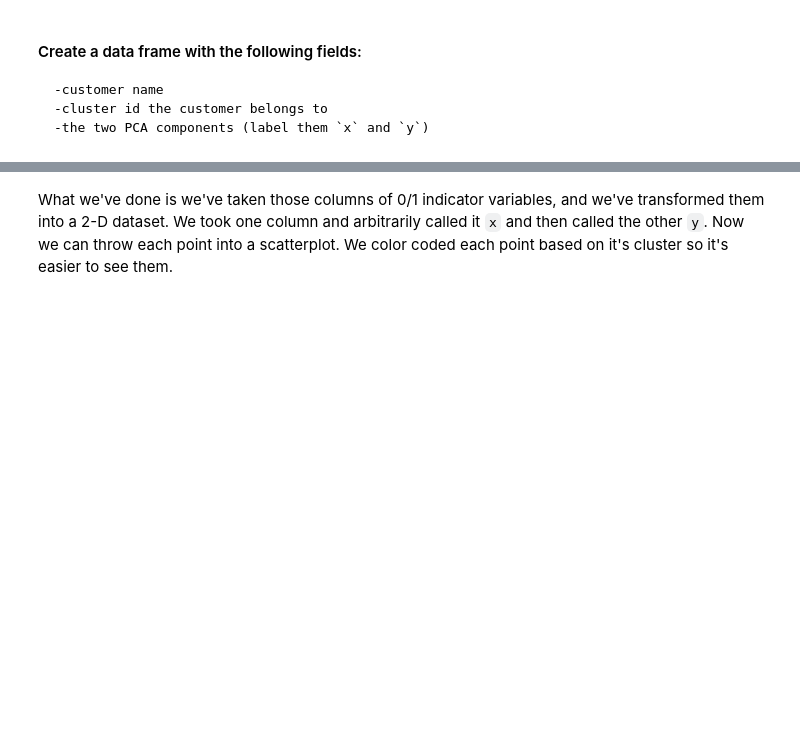
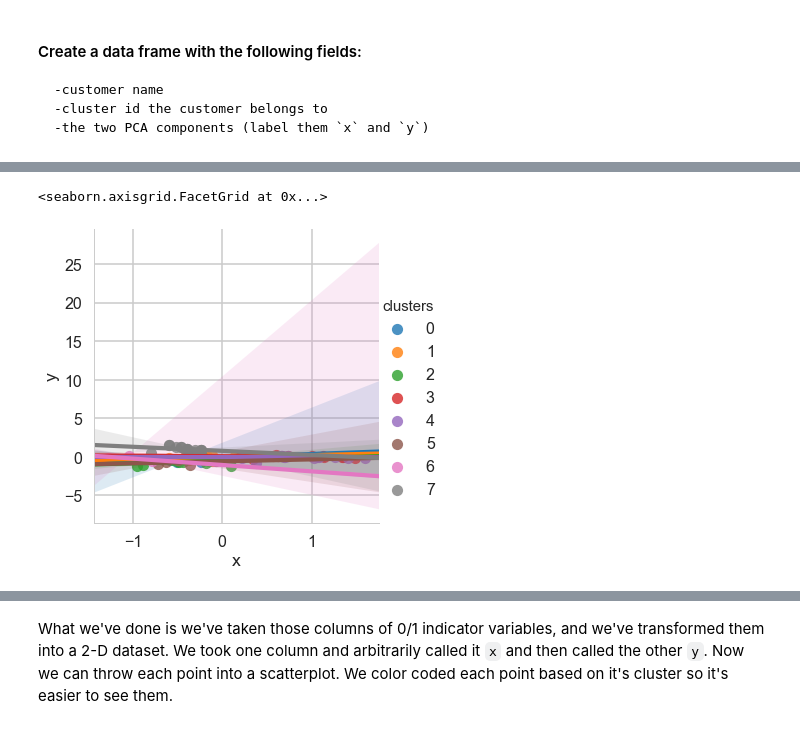
Before and after one commit to cisco3775/Customer-Segmentation-Using-Clustering, a Jupyter notebook: Mini_Project_Clustering.ipynb, the cells around one changed output, grey strips where cells are left out. Cells and saved outputs as stored; diff of their text form; code cells hidden in the pictures; blank space fills up the shorter version.

```diff
--- a/Mini_Project_Clustering.ipynb
+++ b/Mini_Project_Clustering.ipynb
@@ -436,0 +443,5 @@ array([3, 1, 7, 4, 2, 2, 7, 4, 1, 4, 0, 7, 4, 0, 1, 7, 1, 7, 4, 1, 4, 1,
+# %%
+sns.lmplot(x='x', y='y', data=pca_df, hue='clusters')
+# %% [output]
+<seaborn.axisgrid.FacetGrid at 0x...>
+[figure, added]
```
Also changed, not shown: parts of 15 cells of this notebook.
